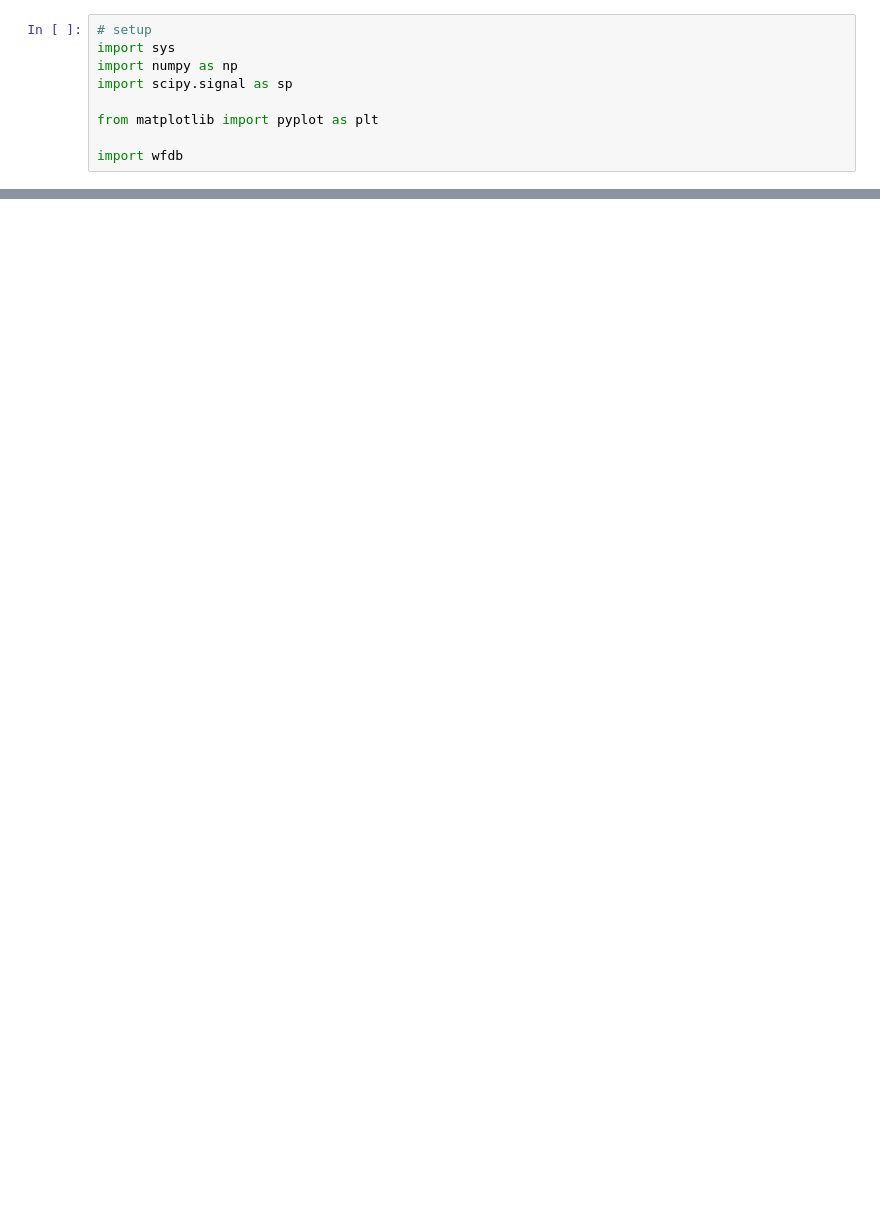
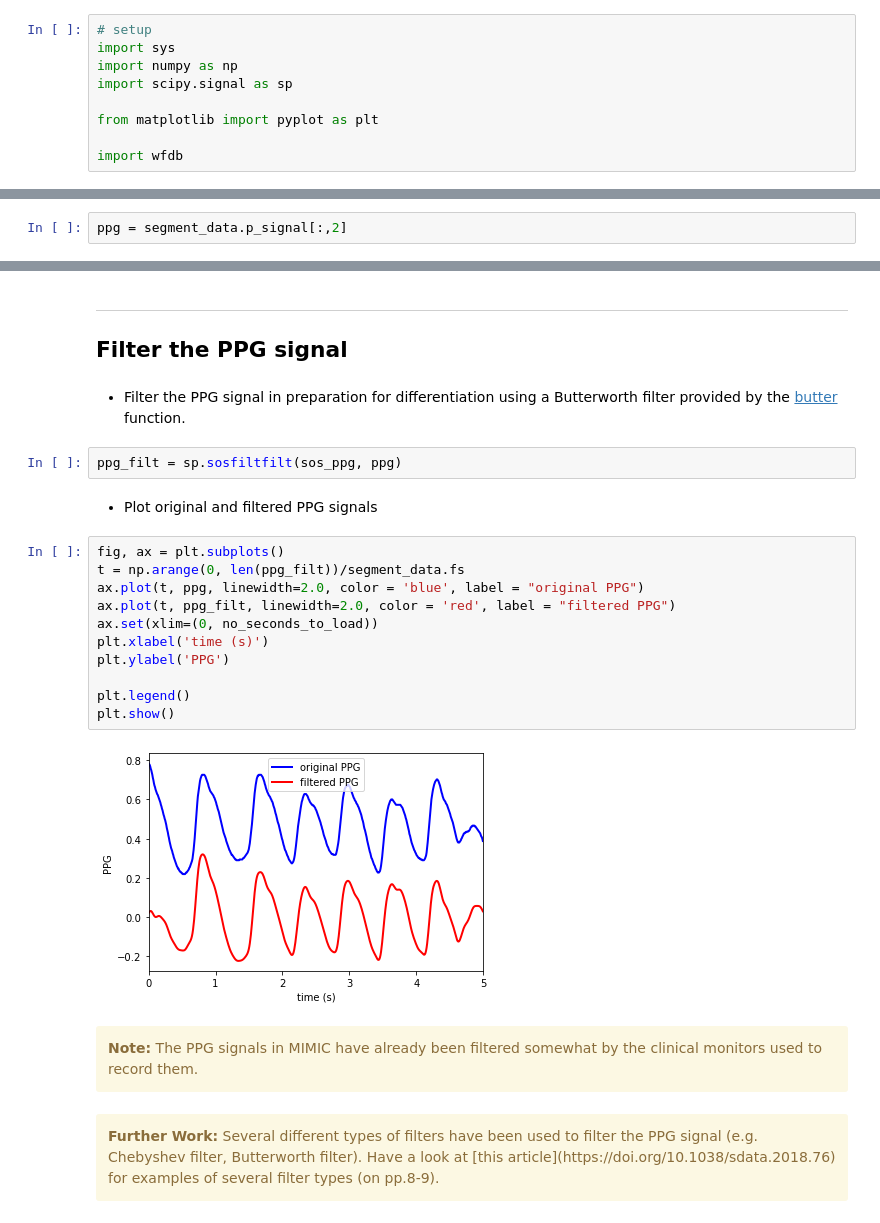
Before and after one commit to wfdb/mimic_wfdb_tutorials, a Jupyter notebook: content/tutorial/notebooks/signal-filtering.ipynb, the cells around one changed output, grey strips where cells are left out. Cells and saved outputs as stored; diff of their text form; blank space fills up the shorter version.

```diff
--- a/content/tutorial/notebooks/signal-filtering.ipynb
+++ b/content/tutorial/notebooks/signal-filtering.ipynb
@@ -206,0 +39,2 @@ Ideally, it would be nice to:
+# %%
+ppg = segment_data.p_signal[:,2]
@@ -206,0 +72,26 @@ Ideally, it would be nice to:
+# %% [markdown]
+---
+## Filter the PPG signal
+# %% [markdown]
+- Filter the PPG signal in preparation for differentiation using a Butterworth filter provided by the [butter](https://docs.scipy.org/doc/scipy/reference/generated/scipy.signal.butter.html) function.
+# %%
+ppg_filt = sp.sosfiltfilt(sos_ppg, ppg)
+# %% [markdown]
+- Plot original and filtered PPG signals
+# %%
+fig, ax = plt.subplots()
+t = np.arange(0, len(ppg_filt))/segment_data.fs
+ax.plot(t, ppg, linewidth=2.0, color = 'blue', label = "original PPG")
+ax.plot(t, ppg_filt, linewidth=2.0, color = 'red', label = "filtered PPG")
+ax.set(xlim=(0, no_seconds_to_load))
+plt.xlabel('time (s)')
+plt.ylabel('PPG')
+
+plt.legend()
+plt.show()
+# %% [output]
+[figure, added]
+# %% [markdown]
+<div class="alert alert-block alert-warning"> <b>Note:</b> The PPG signals in MIMIC have already been filtered somewhat by the clinical monitors used to record them. </div>
+# %% [markdown]
+<div class="alert alert-block alert-warning"> <b>Further Work:</b> Several different types of filters have been used to filter the PPG signal (e.g. Chebyshev filter, Butterworth filter). Have a look at [this article](https://doi.org/10.1038/sdata.2018.76) for examples of several filter types (on pp.8-9). </div>
```
Also changed, not shown: parts of 25 cells of this notebook.
